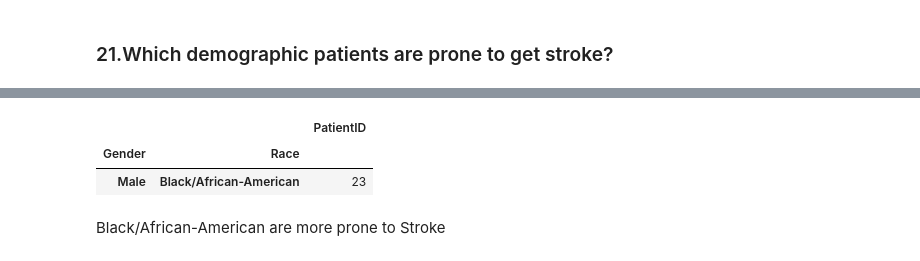
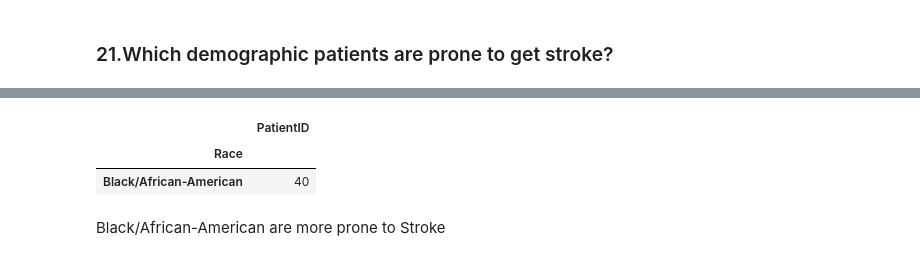
Before and after one commit to svmamidi/Python-Pandas, a Jupyter notebook: Python-Pandas-Sonal.ipynb, the cells around one changed output, grey strips where cells are left out. Cells and saved outputs as stored; diff of their text form; code cells hidden in the pictures.

```diff
--- a/Python-Pandas-Sonal.ipynb
+++ b/Python-Pandas-Sonal.ipynb
@@ -110,20 +126,21 @@ plt.show()
 # %%
 #merging 'Patient' and 'ReAdmissionRegistry' DataFrames
 df = pd.merge(df_PA,df_RR, on = ['PatientID'], how = 'inner')
-
+df["DateOfBirth"] = pd.to_datetime(df["DateOfBirth"])
+df["BirthYear"] = df["DateOfBirth"].dt.year #extracting Birth Year from DateOFBirth
 df["AdmissionDate"] = pd.to_datetime(df["AdmissionDate"])
 df["AdmissionYear"] = df["AdmissionDate"].dt.year #extracting year from AdmissionDate
 #calculating Age
 df["Age"] = df['AdmissionYear'] - df['BirthYear']
 
 #filter the rows where PrimaryDiagnosis is Stroke
 df_stroke = df[df["PrimaryDiagnosis"] == 'Stroke']
 # count of PatientID group by Race,Gender and sorting it in descending order to get Maximum count of patients
-df_stroke.groupby([Race'])[["PatientID"]].count().sort_values(by="PatientID",ascending=False).head(1)
+df_stroke.groupby(['Race'])[["PatientID"]].count().sort_values(by="PatientID",ascending=False).head(1)
 # %% [output]
-|  |  | PatientID |
-| Gender | Race |  |
-| Male | Black/African-American | 23 |
+|  | PatientID |
+| Race |  |
+| Black/African-American | 40 |
 # %% [markdown]
 Black/African-American are more prone to Stroke
 # %%
```
Also changed, not shown: parts of 15 cells of this notebook.
